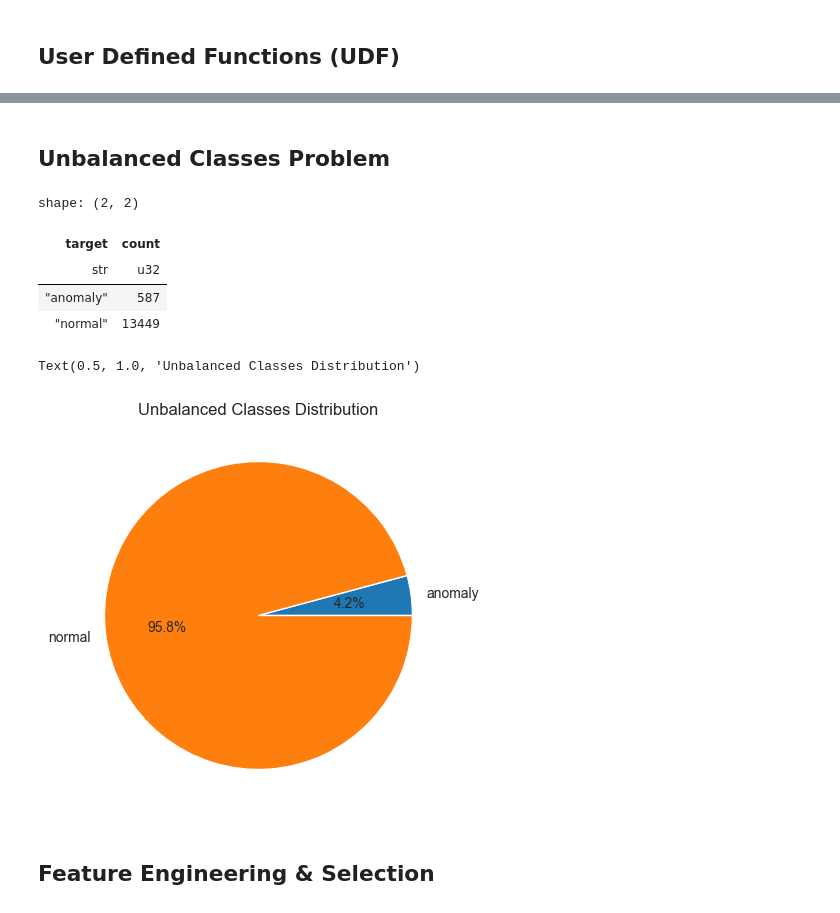
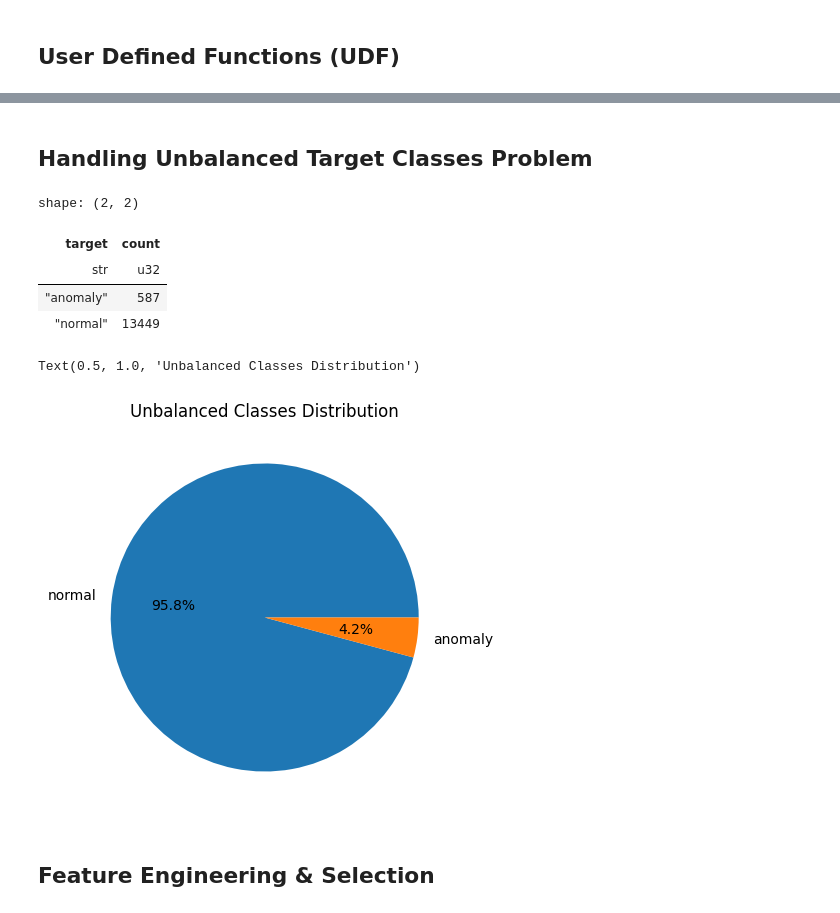
Before and after one commit to DEVOLOPER-1/Pred-Sus-Act, a Jupyter notebook: EDA.ipynb, the cells around one changed output, grey strips where cells are left out. Drawn from its saved outputs; the diff is of its cells as text; code cells hidden in the pictures.

```diff
--- a/EDA.ipynb
+++ b/EDA.ipynb
@@ -33 +36,4 @@ polars_df = pl.from_pandas(pandas_df)
+# %%
+df = pl.read_csv("data/Project_Phase1.csv")
+Pandas_df = pd.read_csv("data/Project_Phase1.csv")
 # %%
@@ -55,6 +61,5 @@ Schema([('syn_error_rate', Float64),
         ('different_server_rate', Float64),
         ('class', String)])
 # %%
-polars_df = clean_names(df=polars_df, case_type='lower', remove_special=True, strip_accents=True,
-                        strip_underscores=True, truncate_limit=None)
+df = clean_names(df = df , case_type='lower', remove_special=True, strip_accents=True , strip_underscores=True , truncate_limit=None)
 # %%
@@ -97,3 +123,3 @@ shape: (9, 5)
 # %%
-polars_df = polars_df.rename({"class": "target"})
+df = df.rename({"class": "target"})
 # %%
@@ -170,3 +434,3 @@ def skimmer(df: pl.DataFrame) -> dict:
 # %% [markdown]
-## Unbalanced Classes Problem
+## Handling Unbalanced Target Classes Problem
 # %%
@@ -180,10 +443,10 @@ shape: (2, 2)
 | "normal" | 13449 |
 # %%
 plt.figure(figsize=(10, 5), dpi=100)
-plt.pie(x=counts["count"], labels=counts["target"], autopct="%1.1f%%")
+plt.pie(x = df["target"].value_counts()["count"] , labels=df["target"].value_counts()["target"] , autopct="%1.1f%%")
 plt.title("Unbalanced Classes Distribution")
 # %% [output]
 Text(0.5, 1.0, 'Unbalanced Classes Distribution')
-[figure, old version]
+[figure, new version]
 # %% [markdown]
 ## Feature Engineering & Selection
```
Also changed, not shown: parts of 92 cells of this notebook, 7 other files.
